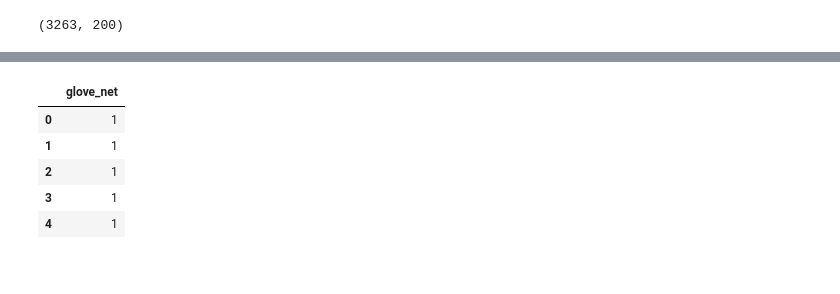
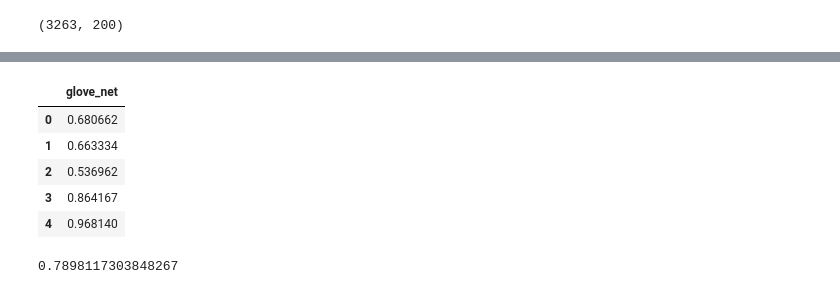
Before and after one commit to RiedelNicolas/TP2-Organizacion-de-Datos, a Jupyter notebook: IntentoDeRed.ipynb, the cells around one changed output, grey strips where cells are left out. Saved outputs shown, nothing was run; the diff lists cells and outputs as text; code cells hidden in the pictures.

```diff
--- a/IntentoDeRed.ipynb
+++ b/IntentoDeRed.ipynb
@@ -334,19 +342,21 @@ train.to_csv('csv/train_red_w2v.csv')
 # %%
 len_embedding = 200
 # %%
-normalized_embeddings_train = np.loadtxt("train_embedding_file_glove.txt").reshape(len(train.index),len_embedding)
-normalized_embeddings_train.shape
+glove_train = np.loadtxt("train_embedding_file_glove.txt").reshape(len(train.index),len_embedding)
+glove_train.shape
 # %% [output]
 (7613, 200)
 # %%
-normalized_embeddings_test = np.loadtxt("test_embedding_file_glove.txt").reshape(len(test.index),len_embedding)
-normalized_embeddings_test.shape
+glove_test = np.loadtxt("test_embedding_file_glove.txt").reshape(len(test.index),len_embedding)
+glove_test.shape
 # %% [output]
 (3263, 200)
 # %%
 train = pd.read_csv('csv/train.csv')
+ids_with_target_error = [328,443,513,2619,3640,3900,4342,5781,6552,6554,6570,6701,6702,6729,6861,7226]
+train.loc[train['id'].isin(ids_with_target_error),'target'] = 0
 test = pd.read_csv('csv/test.csv')
-X, y = normalized_embeddings_train, train['target']
+X, y = glove_train, train['target']
 X_train, X_test, y_train, y_test = train_test_split(X, y, test_size=0.1, random_state=13)
 # %%
 model = Sequential()
@@ -410,15 +420,15 @@ Epoch 10/10
 # %%
-test_pred = model.predict(normalized_embeddings_test)
+test_pred = model.predict(glove_test)
 test_pred_int = test_pred.round().astype('int')
 # %%
-test['glove_net'] = test_pred_int
+test['glove_net'] = test_pred
 test = test['glove_net'].to_frame()
 test.head()
 # %% [output]
 |  | glove_net |
-| 0 | 1 |
-| 1 | 1 |
-| 2 | 1 |
-| 3 | 1 |
-| 4 | 1 |
+| 0 | 0.680662 |
+| 1 | 0.663334 |
+| 2 | 0.536962 |
+| 3 | 0.864167 |
+| 4 | 0.968140 |
 # %%
@@ -432,0 +443,4 @@ train.to_csv('csv/train_red_glove.csv')
+# %%
+history.history['accuracy'][9]
+# %% [output]
+0.7898117303848267
```
Also changed, not shown: parts of 56 cells of this notebook.
